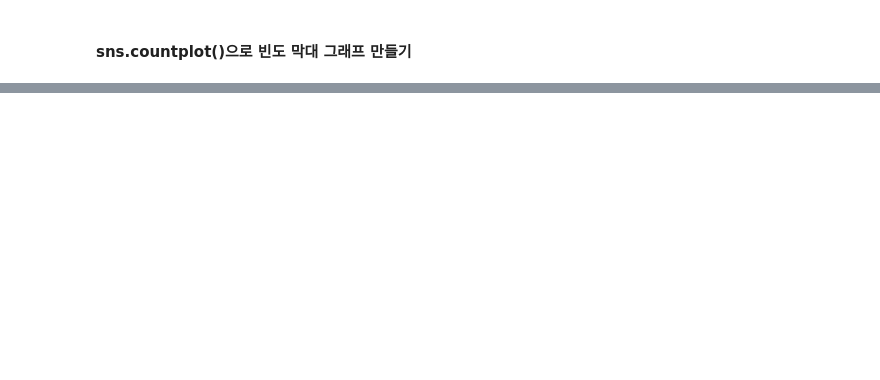
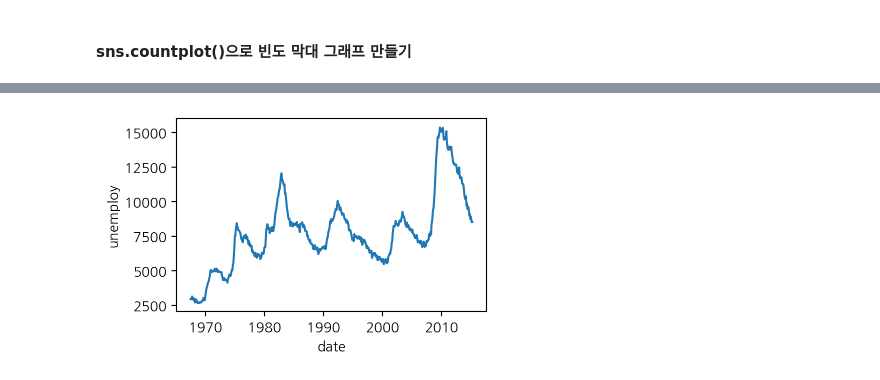
Before and after one commit to qwerqc/2024-1-my-BDA, a Jupyter notebook: inclass/07w_0416_tue_B_ch08_seaborn_graph.ipynb, the cells around one changed output, grey strips where cells are left out. Cells and saved outputs as stored; diff of their text form; code cells hidden in the pictures; blank space fills up the shorter version.

```diff
--- a/inclass/07w_0416_tue_B_ch08_seaborn_graph.ipynb
+++ b/inclass/07w_0416_tue_B_ch08_seaborn_graph.ipynb
@@ -411,0 +566,4 @@ sns.countplot(data = mpg, x = 'drv', hue = 'drv', order = mpg['drv'].value_count
+# %%
+sns.lineplot(data = economics, x = pd.to_datetime(economics['date']), y = 'unemploy');
+# %% [output]
+[figure, added]
```
Also changed, not shown: parts of 94 cells of this notebook.
